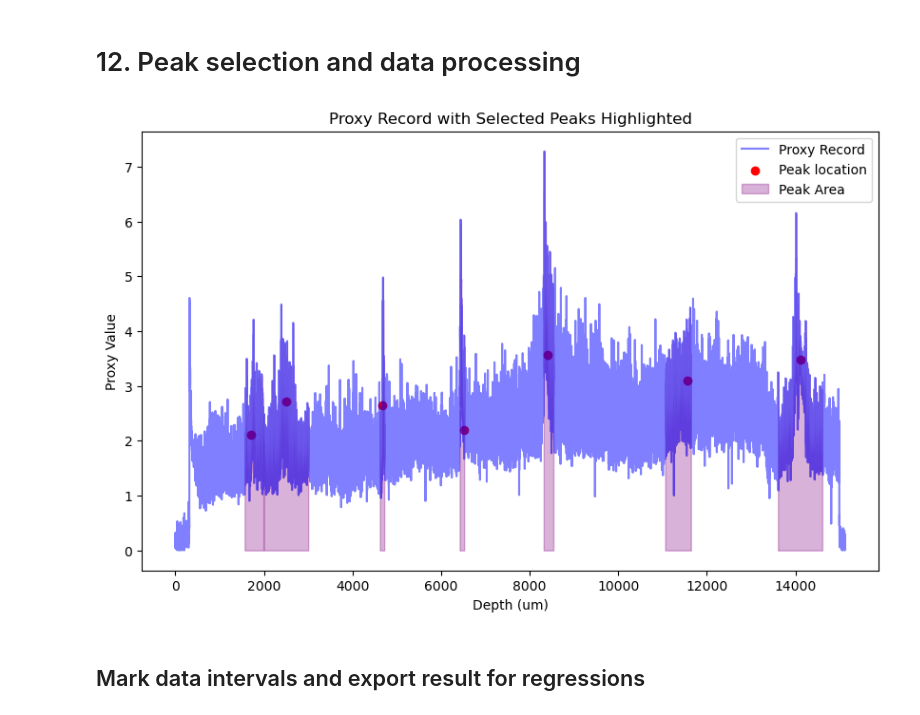
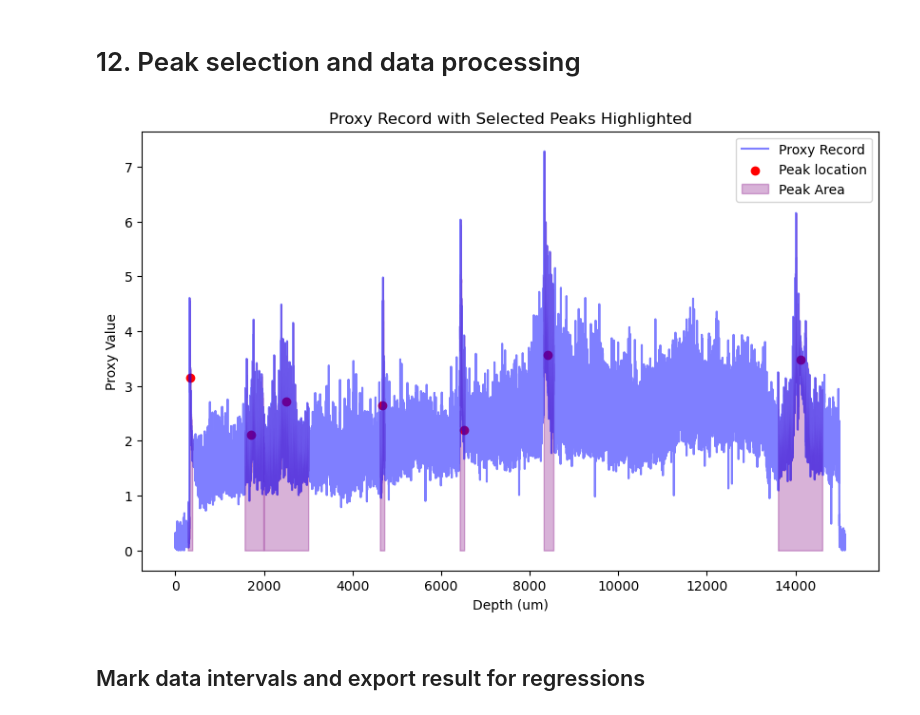
Before and after one commit to nielsjdewinter/Cleanalyze_python, a Jupyter notebook: Cleanalyze_G730_sub.ipynb, the cells around one changed output. Cells and saved outputs as stored; diff of their text form; code cells hidden in the pictures.

```diff
--- a/Cleanalyze_G730_sub.ipynb
+++ b/Cleanalyze_G730_sub.ipynb
@@ -699,7 +699,7 @@ Plot saved to Cleanalyze_results/G730_sub_combined_likelihood_plot.png
 # 12. Peak selection and data processing
 # %%
 # Allow the user to select the peaks to keep
-selected_peaks = [3, 4, 5, 8, 11, 13, 16]  # Replace with the indices of the peaks you want to keep (ideally 7 in total)
+selected_peaks = [1, 3, 4, 5, 8, 11, 16]  # Replace with the indices of the peaks you want to keep (ideally 7 in total)
 
 # Isolate the characteristics of the selected peaks
 selected_indices = np.array([i - 1 for i in selected_peaks])
@@ -709,34 +709,34 @@ selected_peak_proxy_values = np.array(peak_proxies)[selected_indices]
 selected_peak_depth_lefts = np.array(peak_depth_lefts)[selected_indices]
 selected_peak_depth_rights = np.array(peak_depth_rights)[selected_indices]
 
 # Adjust the boundaries of selected peaks to ensure a minimum width of 100 micrometers
 for i in range(len(selected_peak_depths)):
     peak_width = selected_peak_depth_rights[i] - selected_peak_depth_lefts[i]
     if peak_width < 100:
         half_width = 50  # Half of the desired minimum width
         center = selected_peak_depths[i]
         selected_peak_depth_lefts[i] = center - half_width
         selected_peak_depth_rights[i] = center + half_width
 
 # Plot the record along with the selected peaks and shaded areas
 plt.figure(figsize = (10, 6))
 
 # Plot the proxy record
 plt.plot(ts2['depth'], ts2['proxy_filtered'], label = 'Proxy Record', color = 'blue', alpha = 0.5)
 
 # Highlight the selected peaks and shade the areas under the peaks
 for i, peak_idx in enumerate(selected_peak_indices):
     plt.scatter(selected_peak_depths[i], selected_peak_proxy_values[i], color = 'red', label = f'Peak location' if i == 0 else "")
     plt.fill_between(ts2['depth'], 0, ts2['proxy_filtered'], where = (ts2['depth'] >= selected_peak_depth_lefts[i]) & (ts2['depth'] <= selected_peak_depth_rights[i]), color = 'purple', alpha = 0.3, label = 'Peak Area' if i == 0 else "")
 
 # Add labels, title, and legend
 plt.xlabel('Depth (um)')
 plt.ylabel('Proxy Value')
 plt.title('Proxy Record with Selected Peaks Highlighted')
 plt.legend()
 plt.show()
 # %% [output]
-[figure, old version]
+[figure, new version]
 # %% [markdown]
 ## Mark data intervals and export result for regressions
 # %%
```
Also changed, not shown: 11 other files.
